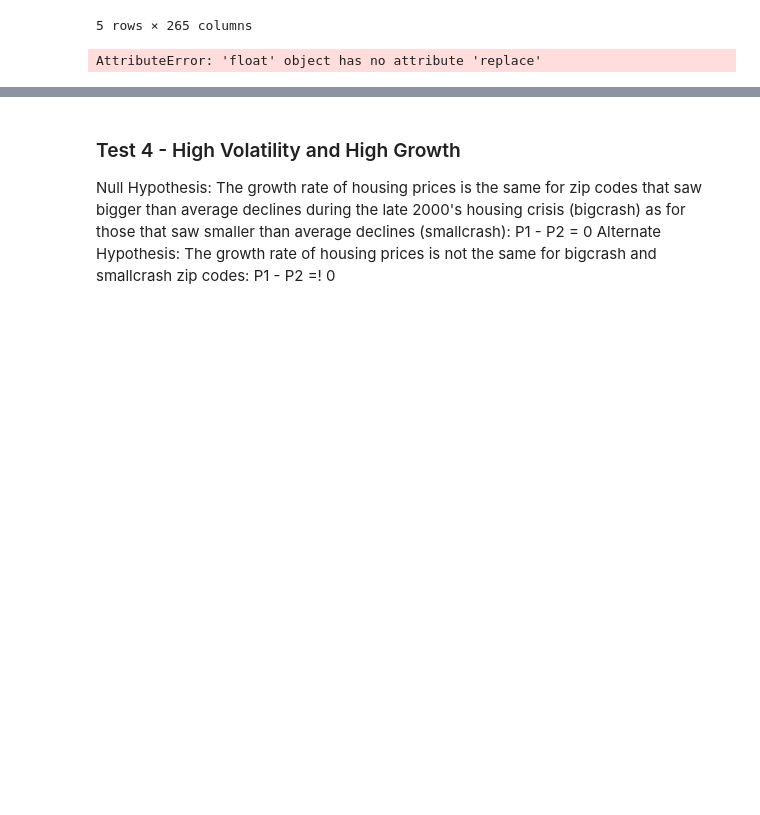
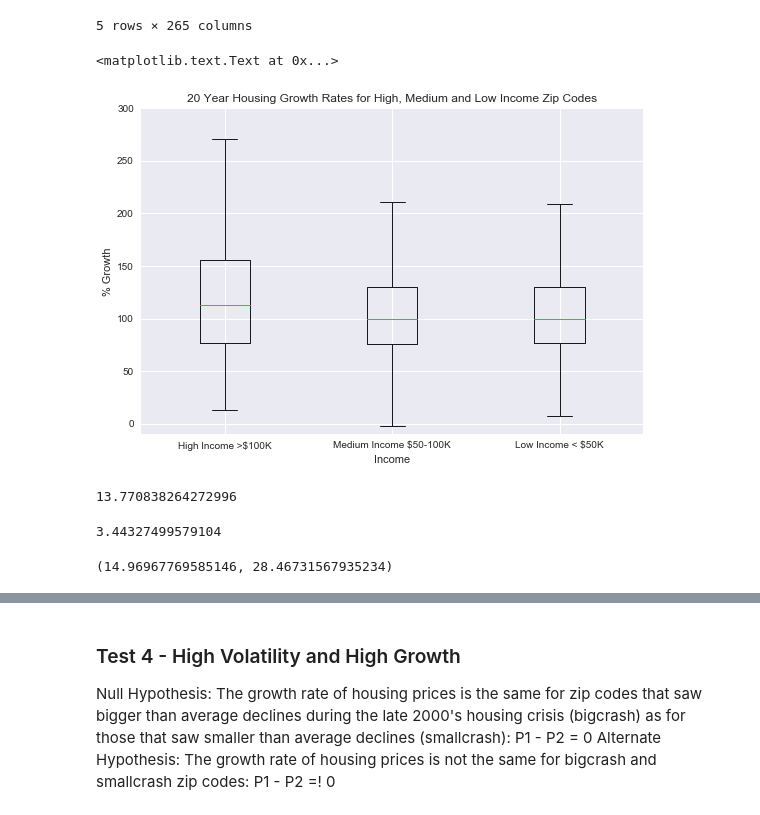
Before and after one commit to tiptonicedt/springboard, a Jupyter notebook: capstone_project_zillow/Zillow_Statistical_Inference.ipynb, the cells around one changed output, grey strips where cells are left out. Cells and saved outputs as stored; diff of their text form; code cells hidden in the pictures; blank space fills up the shorter version.

```diff
--- a/capstone_project_zillow/Zillow_Statistical_Inference.ipynb
+++ b/capstone_project_zillow/Zillow_Statistical_Inference.ipynb
@@ -274,43 +266,65 @@ df.head()
 5 rows × 265 columns
 # %%
 import math
-income2 = df['MeanIncome']
 
-def convert_income2(income2):
-    if income2 == '.':
-        print 'inside 1'+ str(income2)
+def convert_income2(x):
+    if not isinstance(x, str):
+        return x
+    elif x == '.':
         return None
-    elif math.isnan(float(str(income2.replace(',', '')))):
-        print 'inside 2'+ str(income2)
+    elif math.isnan(float(x.replace(',', ''))):
         return None
-    else :
-        return int(income2.replace(',', ''))
+    else:
+        return int(x.replace(',', ''))
 
-income3 = income2.apply(convert_income2).dropna()
+df['MeanIncome'] = df['MeanIncome'].apply(convert_income2)
 
-print income3.values
+df['Percent_Growth'] = (df['2017-05'] / df['1996-04'] - 1) * 100
 
+df_high = df[df['MeanIncome'] > 100000]
+df_medium = df[(df['MeanIncome'] <= 100000) & (df['MeanIncome'] > 50000)]
+df_low = df[(df['MeanIncome'] <= 50000)]
 
-#df_high = df[income3 > 100000]
-#df_medium = df[df.(income2 <= 100000) & (income2 > 50000)]
-#df_low = df[(income2 <= 50000)]
+h = df_high['Percent_Growth']
+m = df_medium['Percent_Growth']
+l = df_low['Percent_Growth']
 
-#df_high['Percent_Growth'] = (df_high['2017-05'] / df_high['1996-04'] - 1) * 100
-#df_low['Percent_Growth'] = (df_low['2017-05'] / df_low['1996-04'] - 1) * 100
+allincomes = [h.dropna(), m.dropna(), l.dropna()]
 
-#h = df_high['Percent_Growth']
-#l = df_low['Percent_Growth']
+mpl_fig = plt.figure(1, figsize=(9,6))
+ax = mpl_fig.add_subplot(111)
 
-#allincomes = [h]
-
-#mpl_fig = plt.figure(1, figsize=(9,6))
-#ax = mpl_fig.add_subplot(111)
-
-#ax.boxplot(allincomes)
-#ax.set_ylim([-10,450])
-#ax.set_xticklabels(['High Income >$100K', 'Medium Income $50-100K', 'Low Income < $50K'])
-#ax.set_title('20 Year Housing Growth Rates for High, Medium and Low Income Zip Codes')
-#ax.set_xlabel('Income')
-#ax.set_ylabel('% Growth')
+ax.boxplot(allincomes)
+ax.set_ylim([-10,300])
+ax.set_xticklabels(['High Income >$100K', 'Medium Income $50-100K', 'Low Income < $50K'])
+ax.set_title('20 Year Housing Growth Rates for High, Medium and Low Income Zip Codes')
+ax.set_xlabel('Income')
+ax.set_ylabel('% Growth')
 # %% [output]
-AttributeError: 'float' object has no attribute 'replace'
+<matplotlib.text.Text at 0x...>
+[figure, added]
+# %%
+# Finding the mean and standard deviation for growth in the High Income and Low Income zip codes
+high_hhi_zips = len(h)
+high_hhi_mean = h.mean()
+high_hhi_std = h.std()
+
+low_hhi_zips = len(l)
+low_hhi_mean = l.mean()
+low_hhi_std = l.std()
+
+mean = high_hhi_mean - low_hhi_mean
+mean
+# %% [output]
+13.770838264272996
+# %%
+# Standard Deviation of the differences in the means
+std = ((high_hhi_std**2)/high_hhi_zips + (low_hhi_std**2)/low_hhi_zips)**(1/2.0)
+std
+# %% [output]
+3.44327499579104
+# %%
+# Z Score for two-tailed test for alpha = .025 is 1.96.  95% confidence interval:
+mean - 1.96*std, mean + 1.96*std
+# %% [output]
+(14.96967769585146, 28.46731567935234)
```
Also changed, not shown: parts of 14 cells of this notebook.
